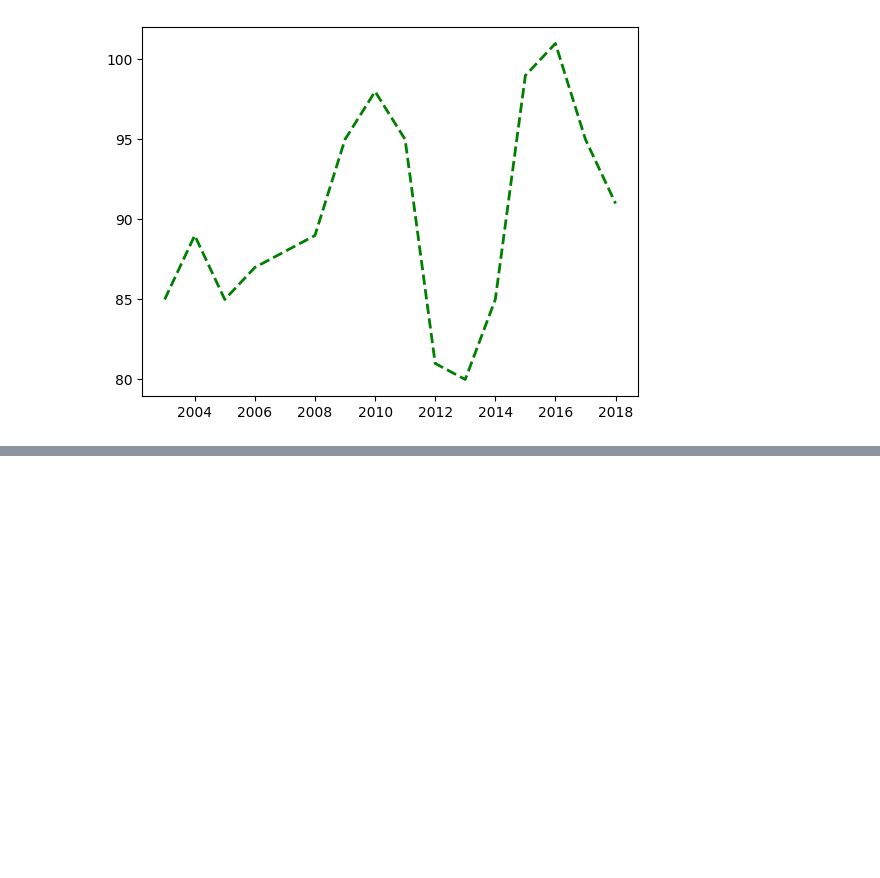
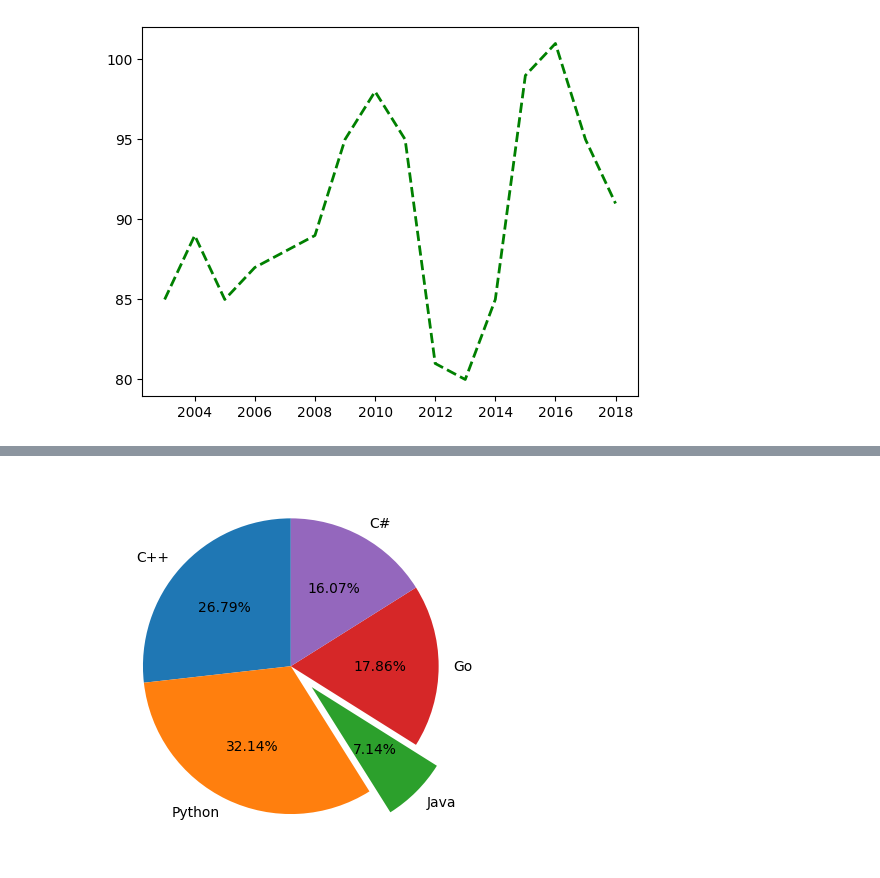
Before and after one commit to miksang0/Data_Visualization_, a Jupyter notebook: Matplotlib.ipynb, the cells around one changed output, grey strips where cells are left out. Saved outputs shown, nothing was run; the diff lists cells and outputs as text; code cells hidden in the pictures; blank space fills up the shorter version.

```diff
--- a/Matplotlib.ipynb
+++ b/Matplotlib.ipynb
@@ -18,0 +32,8 @@ plt.show()
+# %%
+langs = ["C++", "Python", "Java", "Go", "C#" ]
+votes = [75, 90, 20, 50, 45]
+explodes = [0, 0, 0.2, 0, 0]
+plt.pie(votes, labels = langs, explode = explodes, autopct = "%.2f%%", startangle = 90)
+plt.show()
+# %% [output]
+[figure, added]
```
Also changed, not shown: parts of 3 cells of this notebook.
